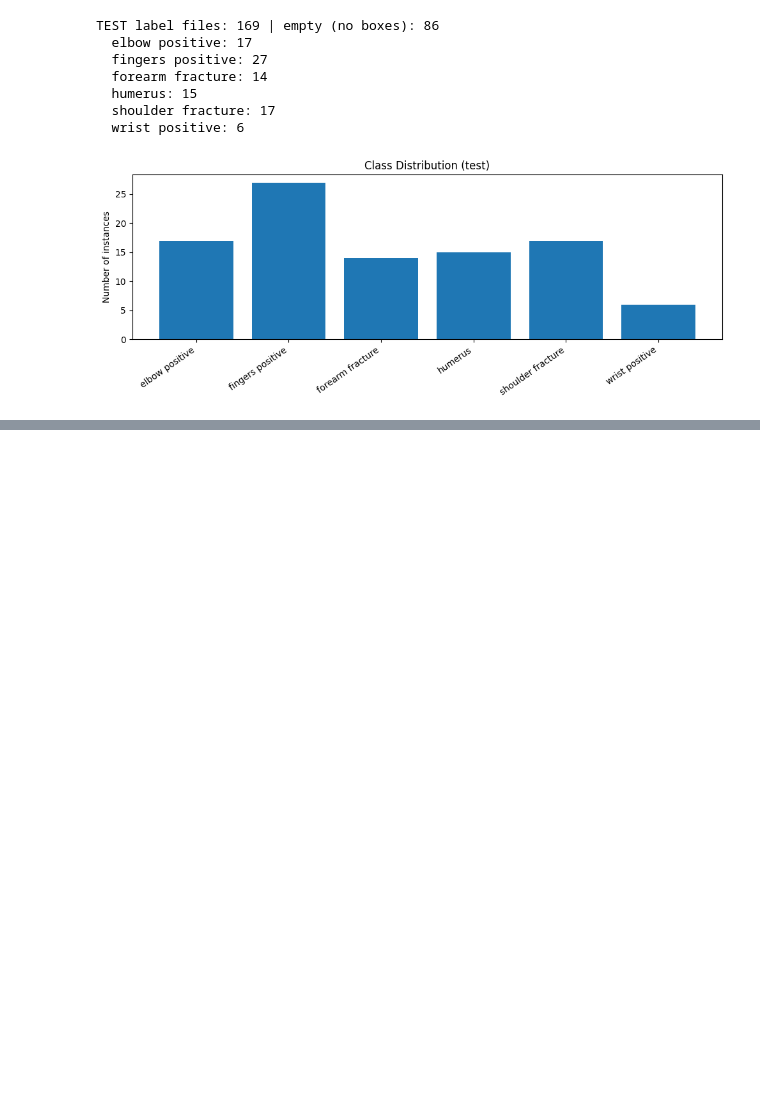
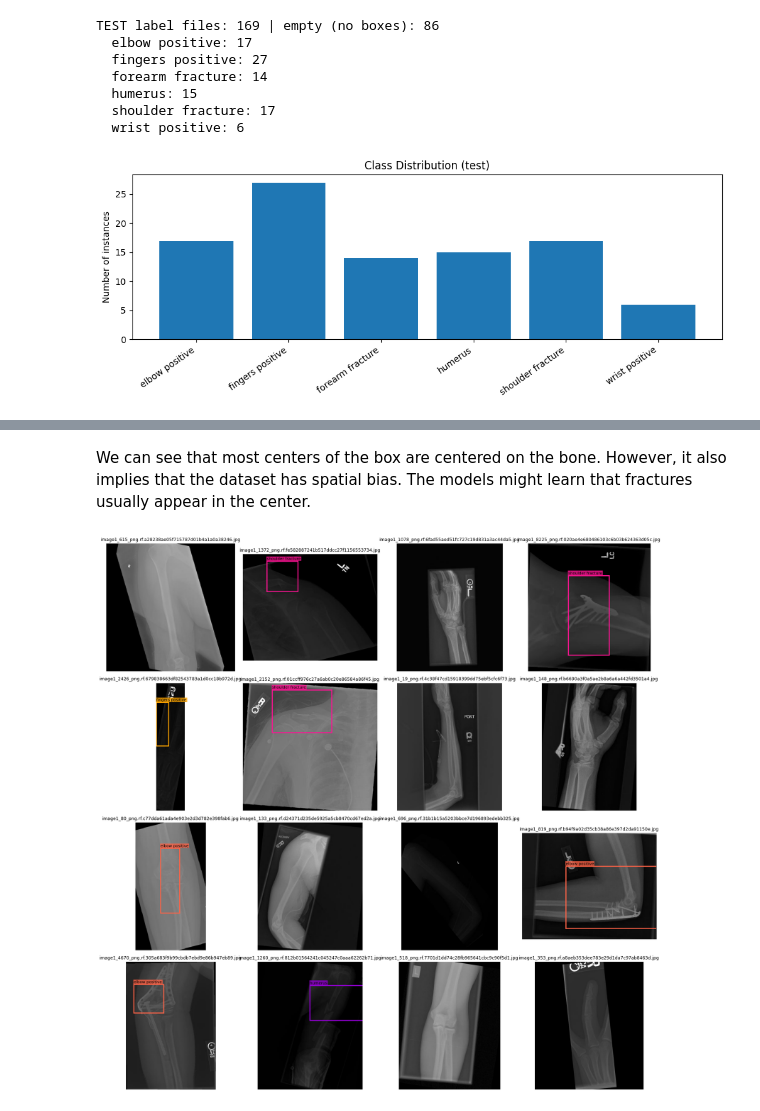
Before and after one commit to jackie-niu/CS9553-Project, a Jupyter notebook: Models/EditData.ipynb, the cells around one changed output, grey strips where cells are left out. Drawn from its saved outputs; the diff is of its cells as text; code cells hidden in the pictures; blank space fills up the shorter version.

```diff
--- a/Models/EditData.ipynb
+++ b/Models/EditData.ipynb
@@ -242,0 +331,65 @@ TEST label files: 169 | empty (no boxes): 86
+# %% [markdown]
+We can see that most centers of the box are centered on the bone. However, it also implies that the dataset has spatial bias. The models might learn that fractures usually appear in the center.
+# %%
+def plot_samples_with_boxes_merged(images_dir, labels_dir, n=16, seed=42):
+    img_files = [f for f in os.listdir(images_dir)
+                 if f.lower().endswith((".jpg", ".jpeg", ".png"))]
+
+    random.seed(seed)
+    sample_files = random.sample(img_files, k=min(n, len(img_files)))
+
+    cols = 4
+    rows = int(np.ceil(len(sample_files) / cols))
+    fig, axes = plt.subplots(rows, cols, figsize=(16, 16))
+    axes = axes.flatten()
+
+    for i, ax in enumerate(axes):
+        ax.axis("off")
+        if i >= len(sample_files):
+            continue
+
+        img_name = sample_files[i]
+        img_path = os.path.join(images_dir, img_name)
+
+        img_bgr = cv2.imread(img_path)
+        img_rgb = cv2.cvtColor(img_bgr, cv2.COLOR_BGR2RGB)
+        H, W = img_rgb.shape[:2]
+
+        label_name = os.path.splitext(img_name)[0] + ".txt"
+        label_path = os.path.join(labels_dir, label_name)
+
+        ax.imshow(img_rgb)
+        ax.set_title(img_name, fontsize=9)
+
+        if not os.path.exists(label_path) or os.path.getsize(label_path) == 0:
+            continue
+
+        with open(label_path, "r") as f:
+            for line in f:
+                parts = line.strip().split()
+                if len(parts) < 5:
+                    continue
+                cls = int(float(parts[0]))
+                xc, yc, w, h = map(float, parts[1:5])
+
+                x1 = (xc - w/2) * W
+                y1 = (yc - h/2) * H
+                x2 = (xc + w/2) * W
+                y2 = (yc + h/2) * H
+
+                color = CLASS_COLORS_MERGED[cls]
+                label = CLASS_NAMES_MERGED[cls]
+
+                rect = mpatches.Rectangle((x1, y1), x2-x1, y2-y1,
+                                          fill=False, linewidth=2, edgecolor=color)
+                ax.add_patch(rect)
+
+                ax.text(x1, max(0, y1 - 6), label, fontsize=8, color="black",
+                        bbox=dict(facecolor=color, alpha=0.8, pad=1, edgecolor="none"))
+
+    plt.tight_layout()
+    plt.show()
+
+plot_samples_with_boxes_merged(train_images, train_labels, n=16, seed=42)
+# %% [output]
+[figure, added]
```
Also changed, not shown: parts of 5 cells of this notebook.
